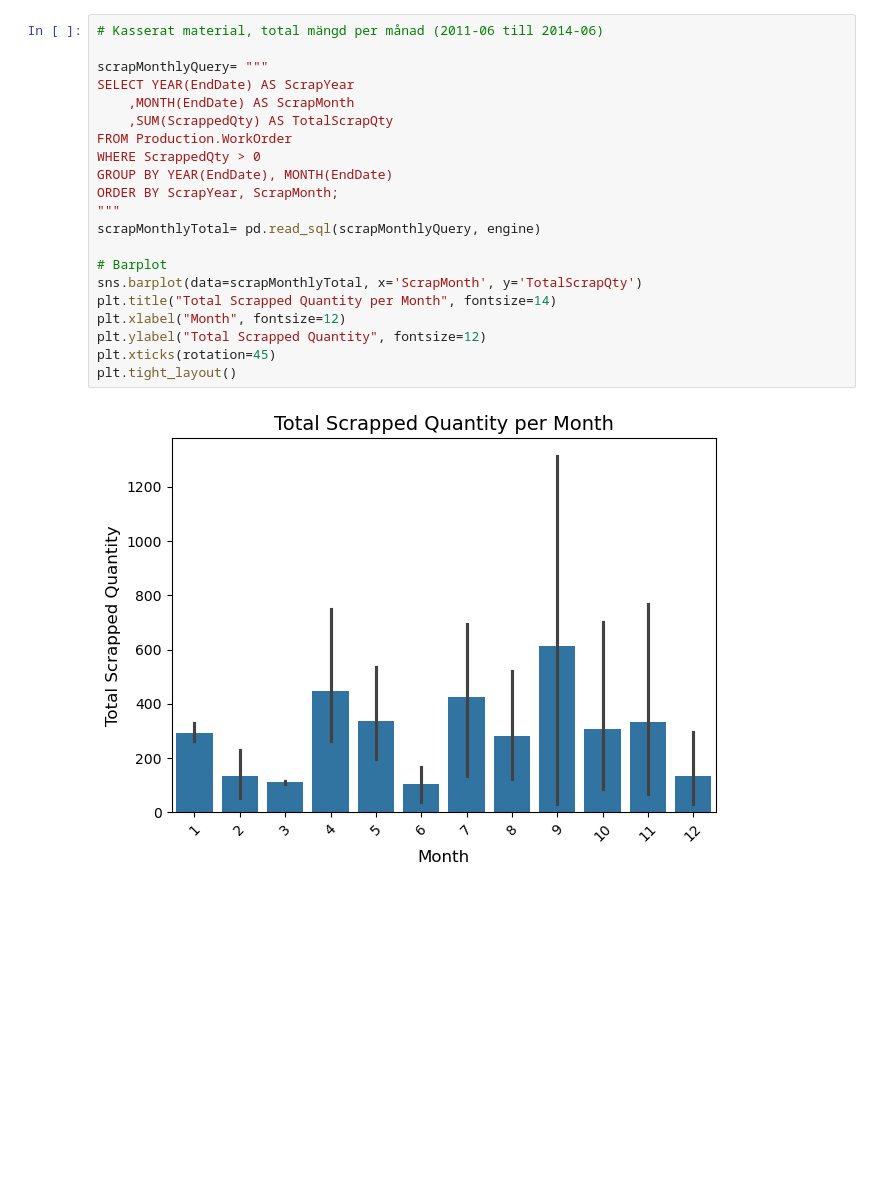
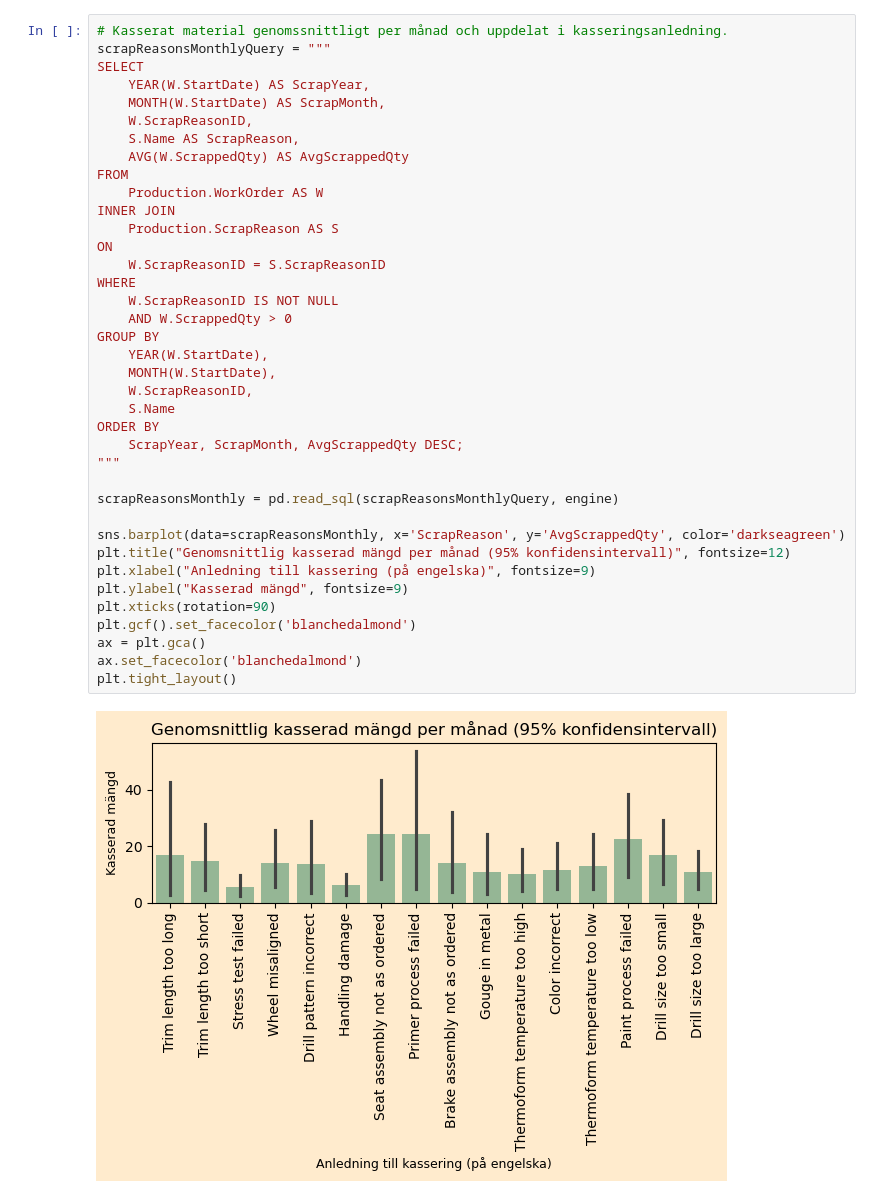
Before and after one commit to SisselN/ds24_sql, a Jupyter notebook: kunskapskontroll_sql.ipynb, the cells around one changed output. Cells and saved outputs as stored; diff of their text form; blank space fills up the shorter version.

```diff
--- a/kunskapskontroll_sql.ipynb
+++ b/kunskapskontroll_sql.ipynb
@@ -83,23 +252,40 @@ plt.tight_layout()
 # %%
-# Kasserat material, total mängd per månad (2011-06 till 2014-06)
+# Kasserat material genomssnittligt per månad och uppdelat i kasseringsanledning.
+scrapReasonsMonthlyQuery = """
+SELECT
+    YEAR(W.StartDate) AS ScrapYear,
+    MONTH(W.StartDate) AS ScrapMonth,
+    W.ScrapReasonID,
+    S.Name AS ScrapReason,
+    AVG(W.ScrappedQty) AS AvgScrappedQty
+FROM
+    Production.WorkOrder AS W
+INNER JOIN
+    Production.ScrapReason AS S
+ON
+    W.ScrapReasonID = S.ScrapReasonID
+WHERE
+    W.ScrapReasonID IS NOT NULL
+    AND W.ScrappedQty > 0
+GROUP BY
+    YEAR(W.StartDate),
+    MONTH(W.StartDate),
+    W.ScrapReasonID,
+    S.Name
+ORDER BY
+    ScrapYear, ScrapMonth, AvgScrappedQty DESC;
+"""
 
-scrapMonthlyQuery= """
-SELECT YEAR(EndDate) AS ScrapYear
-	,MONTH(EndDate) AS ScrapMonth
-	,SUM(ScrappedQty) AS TotalScrapQty
-FROM Production.WorkOrder
-WHERE ScrappedQty > 0
-GROUP BY YEAR(EndDate), MONTH(EndDate)
-ORDER BY ScrapYear, ScrapMonth;
-"""
-scrapMonthlyTotal= pd.read_sql(scrapMonthlyQuery, engine)
+scrapReasonsMonthly = pd.read_sql(scrapReasonsMonthlyQuery, engine)
 
-# Barplot
-sns.barplot(data=scrapMonthlyTotal, x='ScrapMonth', y='TotalScrapQty')
-plt.title("Total Scrapped Quantity per Month", fontsize=14)
-plt.xlabel("Month", fontsize=12)
-plt.ylabel("Total Scrapped Quantity", fontsize=12)
-plt.xticks(rotation=45)
+sns.barplot(data=scrapReasonsMonthly, x='ScrapReason', y='AvgScrappedQty', color='darkseagreen')
+plt.title("Genomsnittlig kasserad mängd per månad (95% konfidensintervall)", fontsize=12)
+plt.xlabel("Anledning till kassering (på engelska)", fontsize=9)
+plt.ylabel("Kasserad mängd", fontsize=9)
+plt.xticks(rotation=90)
+plt.gcf().set_facecolor('blanchedalmond')
+ax = plt.gca()
+ax.set_facecolor('blanchedalmond')
 plt.tight_layout()
 # %% [output]
-[figure, old version]
+[figure, new version]
```
Also changed, not shown: parts of 28 cells of this notebook, 1 other file.
